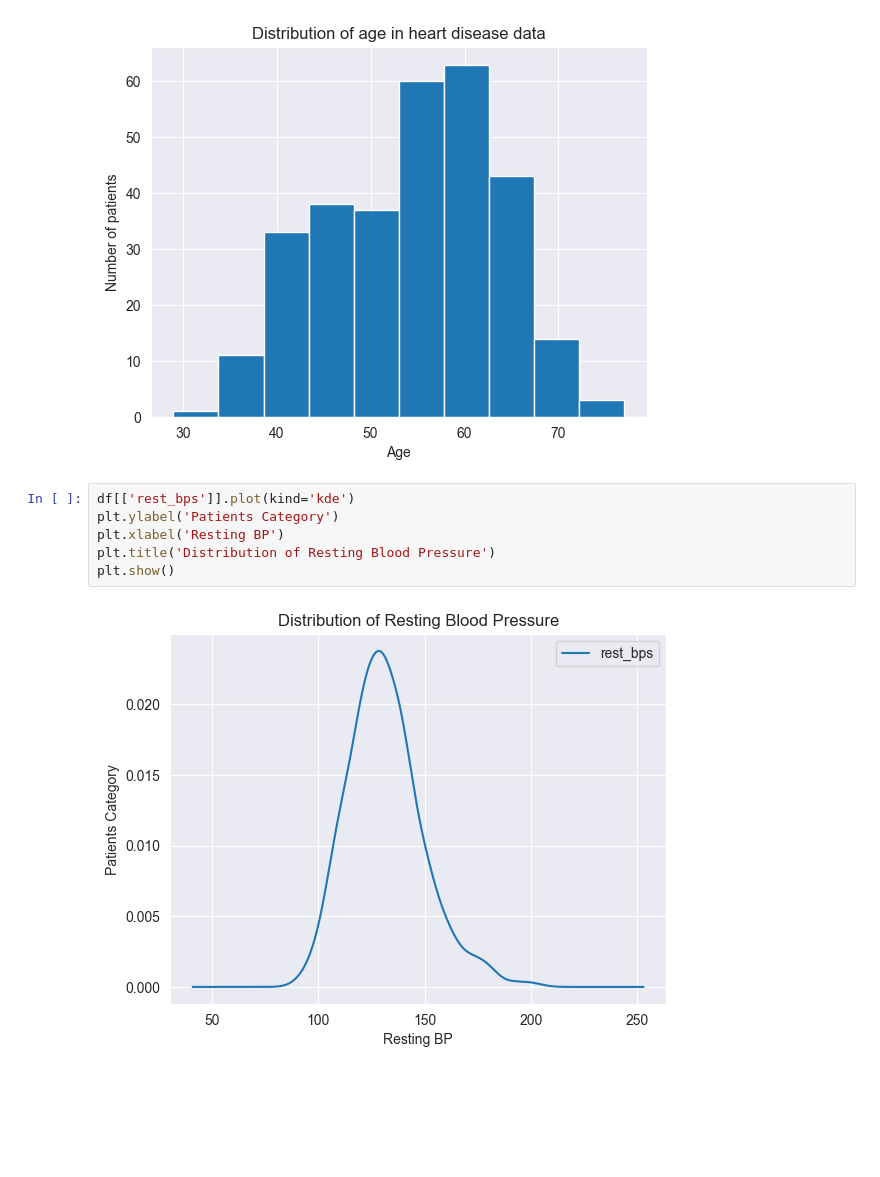
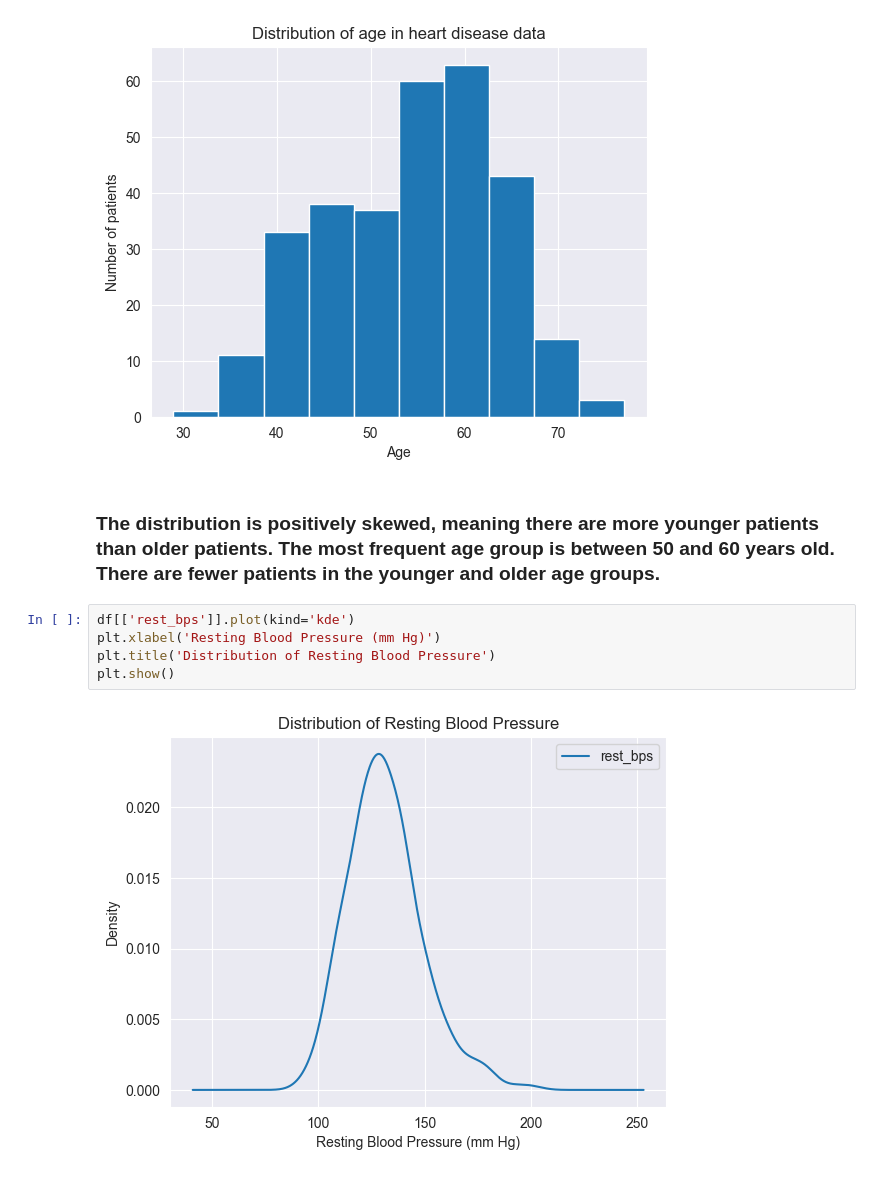
Before and after one commit to AbdurrahmanIdr/Heart_Disease_Prediction, a Jupyter notebook: eda.ipynb, the cells around one changed output. Drawn from its saved outputs; the diff is of its cells as text; blank space fills up the shorter version.

Commit message:
plottings numerical features are visualized using hist and density plot

```diff
--- a/eda.ipynb
+++ b/eda.ipynb
@@ -69,11 +125,12 @@ plt.title("Distribution of age in heart disease data")
 plt.show()
 # %% [output]
 [figure]
+# %% [markdown]
+### The distribution is positively skewed, meaning there are more younger patients than older patients. The most frequent age group is between 50 and 60 years old. There are fewer patients  in the younger and older age groups.
 # %%
 df[['rest_bps']].plot(kind='kde')
-plt.ylabel('Patients Category')
-plt.xlabel('Resting BP')
+plt.xlabel('Resting Blood Pressure (mm Hg)')
 plt.title('Distribution of Resting Blood Pressure')
 plt.show()
 # %% [output]
-[figure, old version]
+[figure, new version]
```
Also changed, not shown: parts of 6 cells of this notebook.
